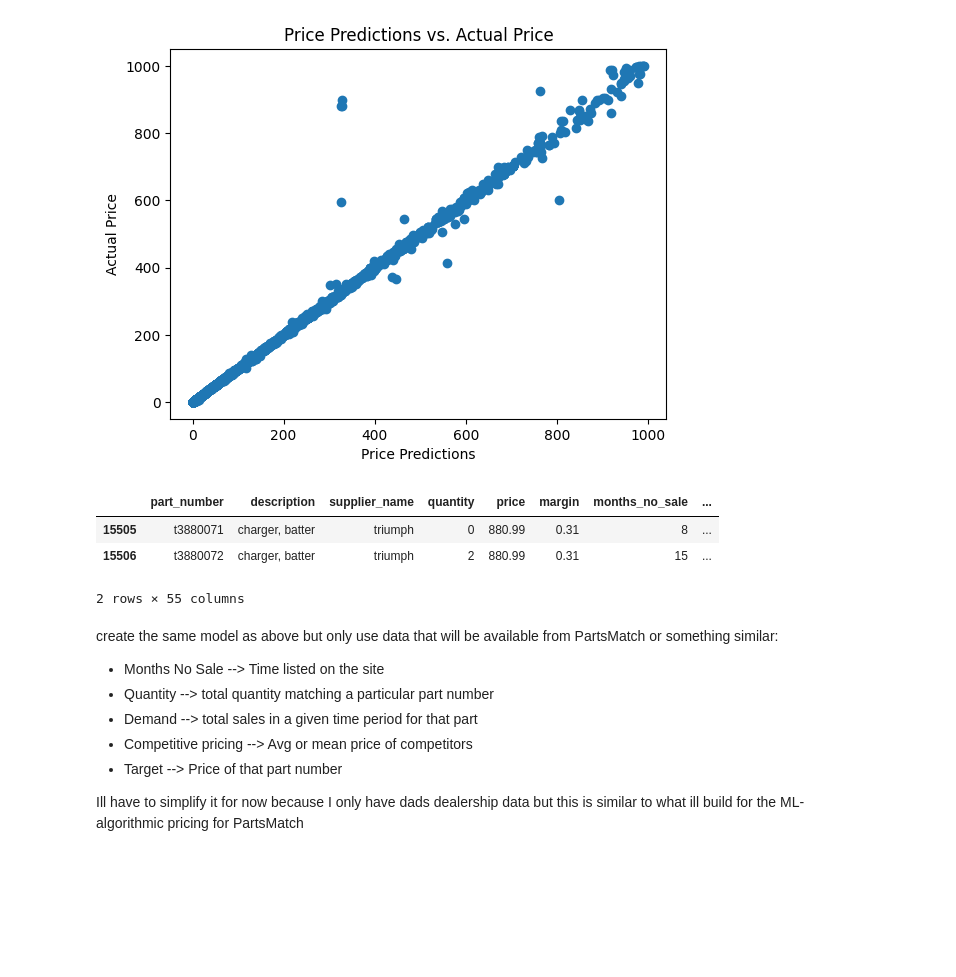
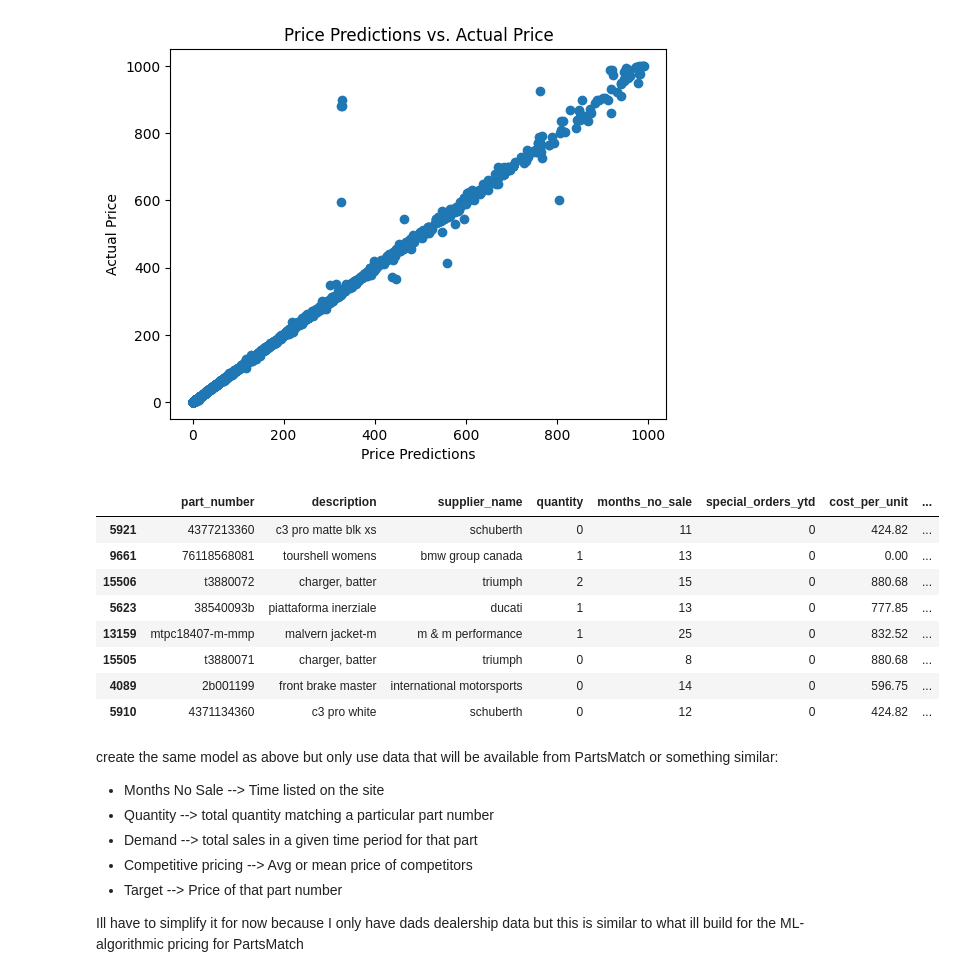
Before and after one commit to skyler22wilson/co-pilot-v1, a Jupyter notebook: Notebooks/price_predictor.ipynb, the cells around one changed output. Cells and saved outputs as stored; diff of their text form; code cells hidden in the pictures; blank space fills up the shorter version.

Commit message:
fixing comparison db

```diff
--- a/Notebooks/price_predictor.ipynb
+++ b/Notebooks/price_predictor.ipynb
@@ -137,16 +137,13 @@ Mean Absolute Error: 1.9145112390974846
 # %%
 additional_info = df.loc[X_val.index, ['part_number', 'description', 'supplier_name', 'quantity',
                                         'months_no_sale', 'special_orders_ytd', 'cost_per_unit', 'demand']]
+price_diff = np.round(y_val - predictions, 2)
+percent_error = np.round(np.abs(y_val - predictions) / y_val * 100, 2)
 
-comparison_df = pd.DataFrame({'Actual Price': y_val, 'Predicted Price': np.round(predictions, 2)})
+comparison_df = pd.DataFrame({'Actual Price': y_val, 'Predicted Price': np.round(predictions, 2), 'Price Diff': price_diff, 'Percent Error': percent_error})
 
-# Merge the dataframes
+# # Merge the dataframes
 comparison_df = additional_info.merge(comparison_df, left_index=True, right_index=True)
-
-comparison_df['Price Diff'] = np.round(comparison_df['Actual Price'] - comparison_df['Predicted Price'], 2)
-
-comparison_df['Predicted Price'] = round(comparison_df['Predicted Price'], 2)
-
 comparison_df
 # %% [output]
 |  | part_number | description | supplier_name | quantity | months_no_sale | special_orders_ytd | cost_per_unit | ... |
@@ -176,18 +173,17 @@ plt.show()
 # %%
 outliers_df = comparison_df.loc[comparison_df['Price Diff'] > 50]
 
 outliers_df.loc[outliers_df['months_no_sale'] > 6]
-
-# obsolete_parts = df.loc[df['months_no_sale'] > 10]
-
-# len(obsolete_parts)
-
-df.loc[df['description'] == "charger, batter"]
 # %% [output]
-|  | part_number | description | supplier_name | quantity | price | margin | months_no_sale | ... |
-| 15505 | t3880071 | charger, batter | triumph | 0 | 880.99 | 0.31 | 8 | ... |
-| 15506 | t3880072 | charger, batter | triumph | 2 | 880.99 | 0.31 | 15 | ... |
+|  | part_number | description | supplier_name | quantity | months_no_sale | special_orders_ytd | cost_per_unit | ... |
+| 5921 | 4377213360 | c3 pro matte blk xs | schuberth | 0 | 11 | 0 | 424.82 | ... |
+| 9661 | 76118568081 | tourshell womens | bmw group canada | 1 | 13 | 0 | 0.00 | ... |
+| 15506 | t3880072 | charger, batter | triumph | 2 | 15 | 0 | 880.68 | ... |
+| 5623 | 38540093b | piattaforma inerziale | ducati | 1 | 13 | 0 | 777.85 | ... |
+| 13159 | mtpc18407-m-mmp | malvern jacket-m | m & m performance | 1 | 25 | 0 | 832.52 | ... |
+| 15505 | t3880071 | charger, batter | triumph | 0 | 8 | 0 | 880.68 | ... |
+| 4089 | 2b001199 | front brake master | international motorsports | 0 | 14 | 0 | 596.75 | ... |
+| 5910 | 4371134360 | c3 pro white | schuberth | 0 | 12 | 0 | 424.82 | ... |
-2 rows × 55 columns
 # %% [markdown]
 create the same model as above but only use data that will be available from PartsMatch or something similar:
 - Months No Sale --> Time listed on the site
```
Also changed, not shown: parts of 1 cell of this notebook.
